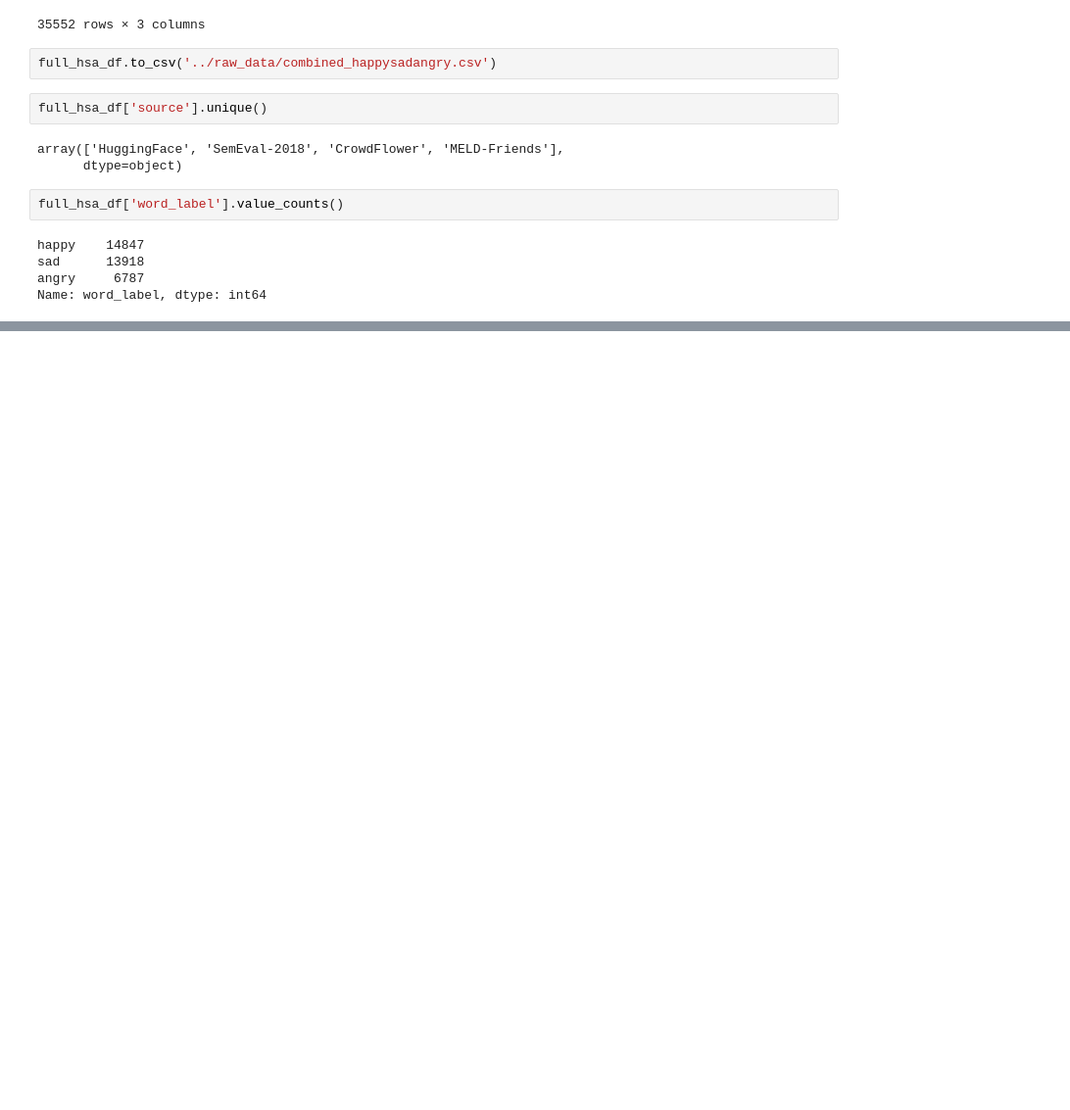
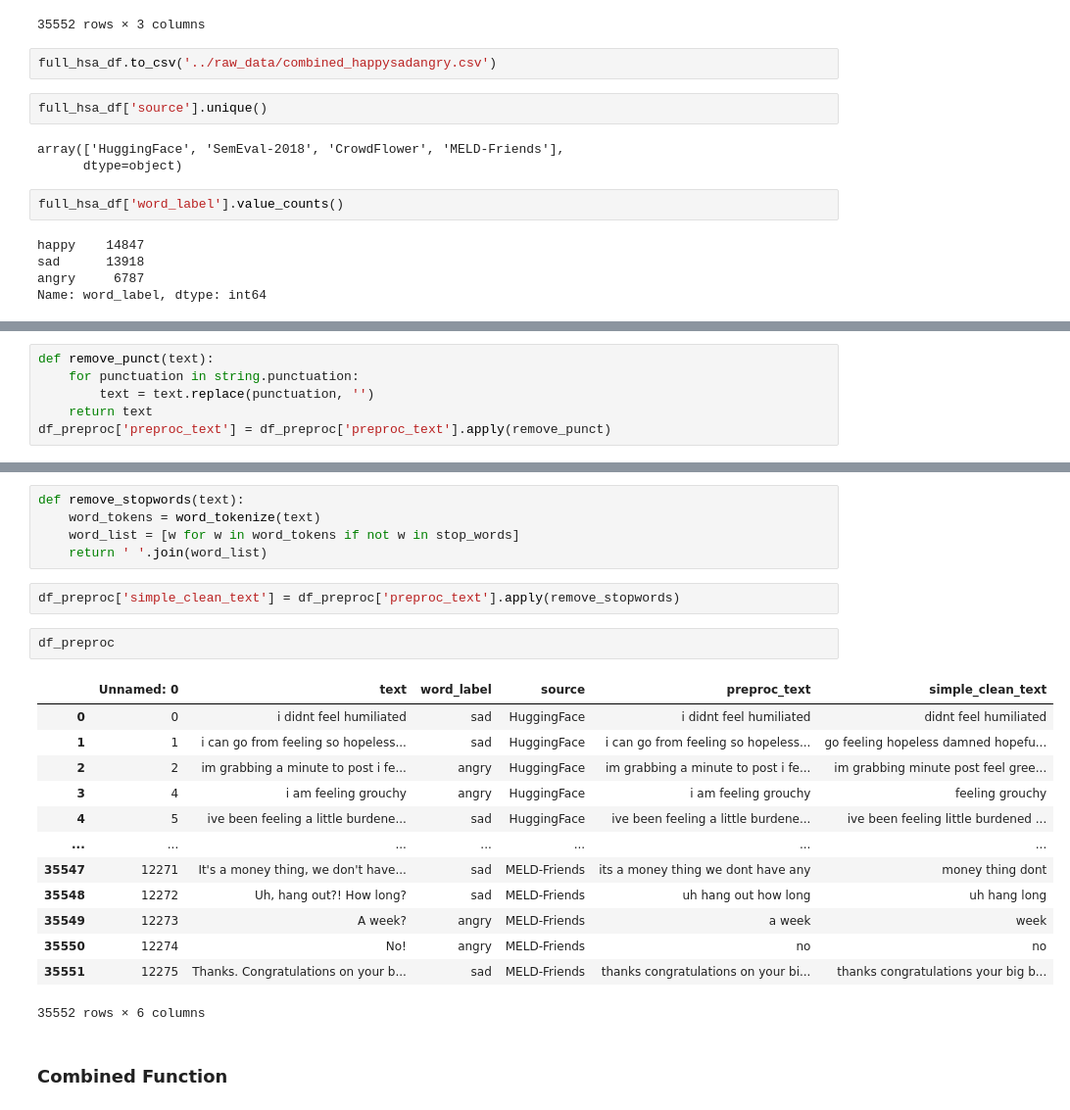
Before and after one commit to v-chai/happysadsongs, a Jupyter notebook: notebooks/v-chai_emotion-dection-training-data.ipynb, the cells around one changed output, grey strips where cells are left out. Shown: that part at 98% size. Cells and saved outputs as stored; diff of their text form; blank space fills up the shorter version.

Commit message:
update preproc notebook

```diff
--- a/notebooks/v-chai_emotion-dection-training-data.ipynb
+++ b/notebooks/v-chai_emotion-dection-training-data.ipynb
@@ -293,0 +404,6 @@ Name: word_label, dtype: int64
+# %%
+def remove_punct(text):
+    for punctuation in string.punctuation:
+        text = text.replace(punctuation, '')
+    return text
+df_preproc['preproc_text'] = df_preproc['preproc_text'].apply(remove_punct)
@@ -293,0 +436,25 @@ Name: word_label, dtype: int64
+# %%
+def remove_stopwords(text):
+    word_tokens = word_tokenize(text)
+    word_list = [w for w in word_tokens if not w in stop_words]
+    return ' '.join(word_list)
+# %%
+df_preproc['simple_clean_text'] = df_preproc['preproc_text'].apply(remove_stopwords)
+# %%
+df_preproc
+# %% [output]
+|  | Unnamed: 0 | text | word_label | source | preproc_text | simple_clean_text |
+| 0 | 0 | i didnt feel humiliated | sad | HuggingFace | i didnt feel humiliated | didnt feel humiliated |
+| 1 | 1 | i can go from feeling so hopeless... | sad | HuggingFace | i can go from feeling so hopeless... | go feeling hopeless damned hopefu... |
+| 2 | 2 | im grabbing a minute to post i fe... | angry | HuggingFace | im grabbing a minute to post i fe... | im grabbing minute post feel gree... |
+| 3 | 4 | i am feeling grouchy | angry | HuggingFace | i am feeling grouchy | feeling grouchy |
+| 4 | 5 | ive been feeling a little burdene... | sad | HuggingFace | ive been feeling a little burdene... | ive been feeling little burdened ... |
+| ... | ... | ... | ... | ... | ... | ... |
+| 35547 | 12271 | It's a money thing, we don't have... | sad | MELD-Friends | its a money thing we dont have any | money thing dont |
+| 35548 | 12272 | Uh, hang out?! How long? | sad | MELD-Friends | uh hang out how long | uh hang long |
+| 35549 | 12273 | A week? | angry | MELD-Friends | a week | week |
+| 35550 | 12274 | No! | angry | MELD-Friends | no | no |
+| 35551 | 12275 | Thanks. Congratulations on your b... | sad | MELD-Friends | thanks congratulations on your bi... | thanks congratulations your big b... |
+35552 rows × 6 columns
+# %% [markdown]
+### Combined Function
```
Also changed, not shown: parts of 28 cells of this notebook.
